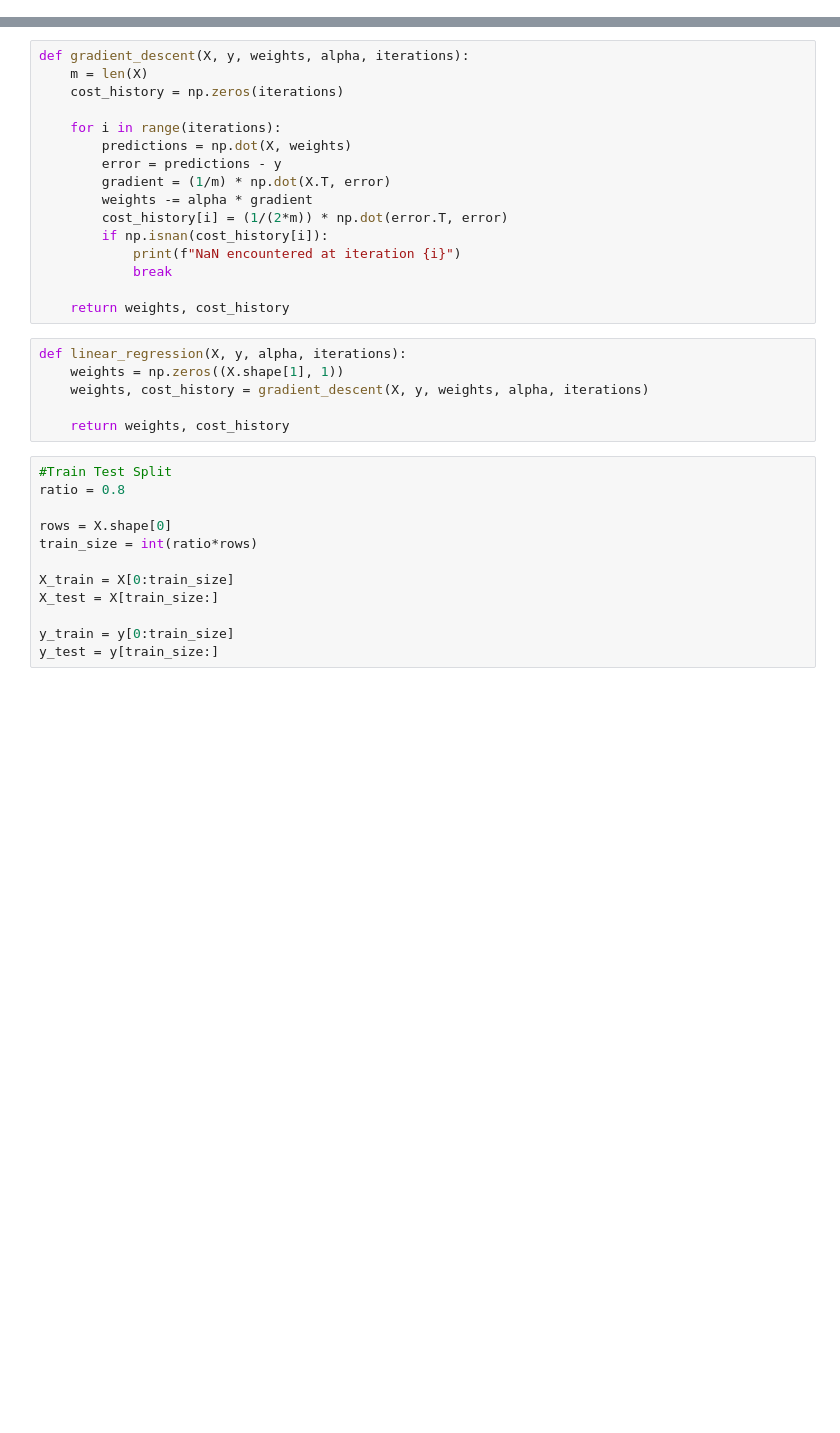
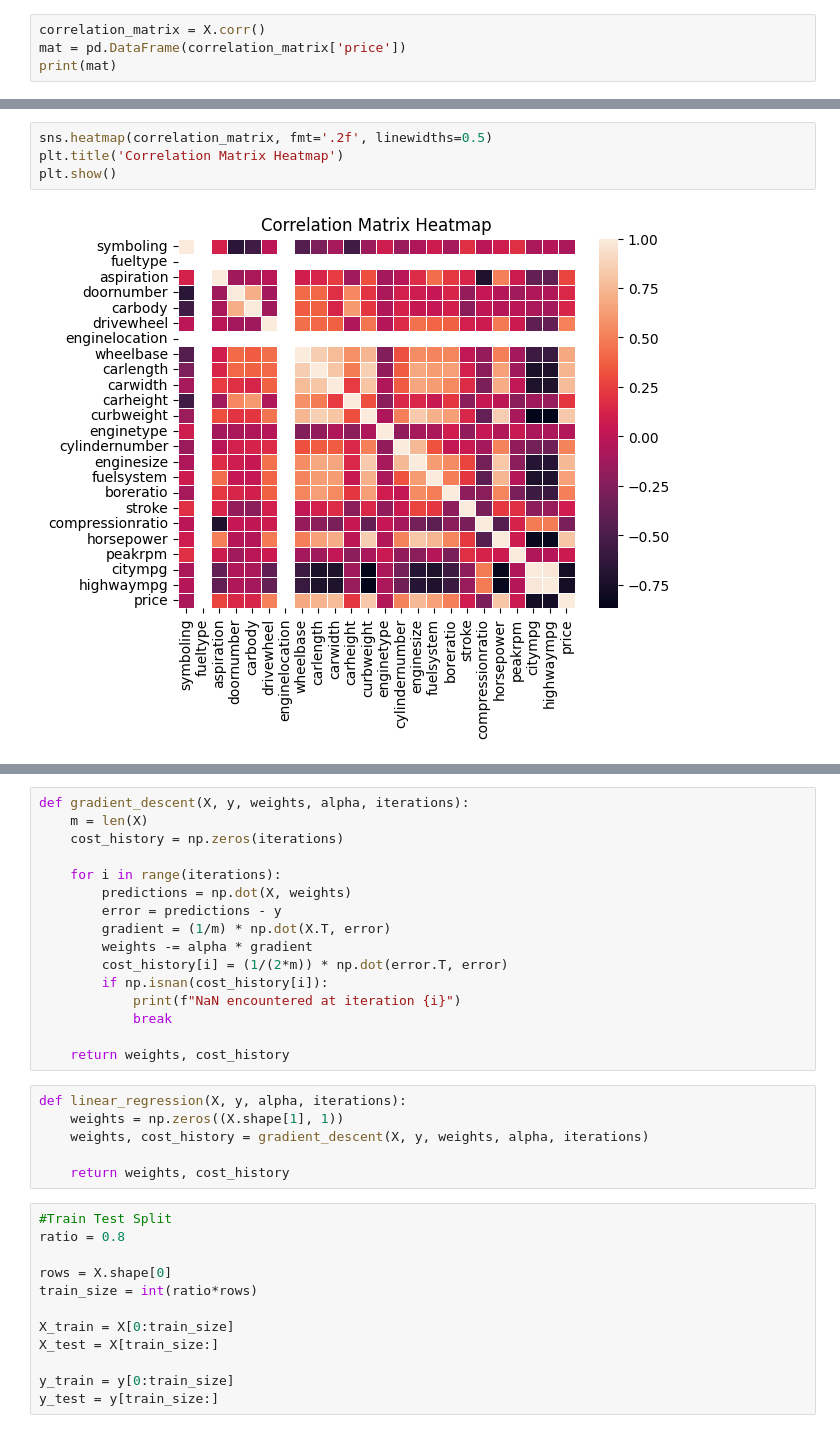
Before and after one commit to dishita25/Dishita_MRM, a Jupyter notebook: LinearRegression.ipynb, the cells around one changed output, grey strips where cells are left out. Cells and saved outputs as stored; diff of their text form; blank space fills up the shorter version.

```diff
--- a/LinearRegression.ipynb
+++ b/LinearRegression.ipynb
@@ -22,0 +28,4 @@ X = np.hstack((X ,np.ones((X.shape[0],1))))
+# %%
+correlation_matrix = X.corr()
+mat = pd.DataFrame(correlation_matrix['price'])
+print(mat)
@@ -22,0 +50,6 @@ X = np.hstack((X ,np.ones((X.shape[0],1))))
+# %%
+sns.heatmap(correlation_matrix, fmt='.2f', linewidths=0.5)
+plt.title('Correlation Matrix Heatmap')
+plt.show()
+# %% [output]
+[figure, added]
```
Also changed, not shown: parts of 10 cells of this notebook.
